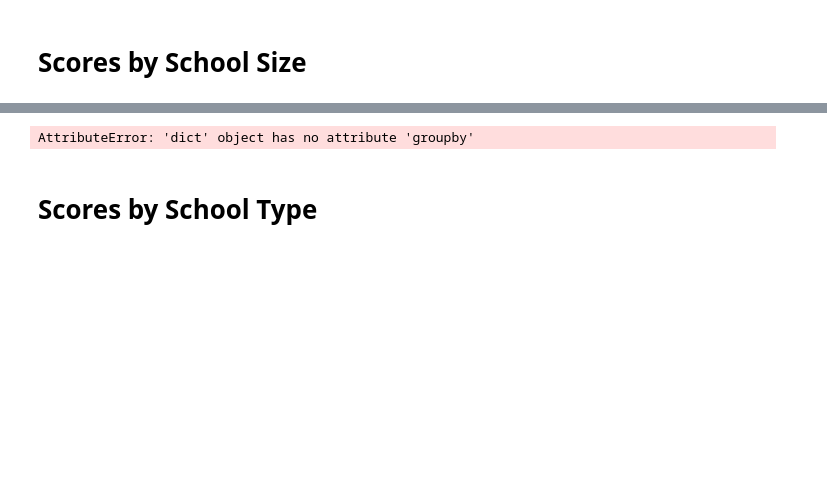
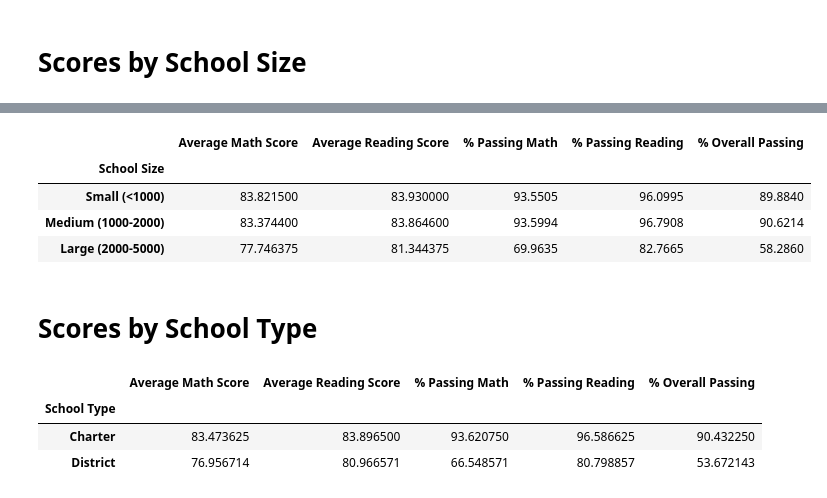
Before and after one commit to odwct/Pandas-Challenge, a Jupyter notebook: PyCitySchools/Analysis_PyCitySchools.ipynb, the cells around one changed output, grey strips where cells are left out. Drawn from its saved outputs; the diff is of its cells as text; code cells hidden in the pictures; blank space fills up the shorter version.

```diff
--- a/PyCitySchools/Analysis_PyCitySchools.ipynb
+++ b/PyCitySchools/Analysis_PyCitySchools.ipynb
@@ -164,24 +196,23 @@ passing_math_and_reading = school_data_combined[
 overall_passing_math_reading_by_school = round((school_data_combined[(school_data_combined["math_score"] >= 70) & (school_data_combined["reading_score"] >= 70)].groupby("school_name")["math_score"].count() / school_data_combined.groupby("school_name")["math_score"].count() * 100), 3)
 # %%
 # Create a DataFrame that summarizes key metrics about each school.
-per_school_summary = {"School Type": school_types,
-                      "Total Students": per_school_counts,
-                      "Total School Budget": per_school_budget,
-                      "Per Student Budget": per_school_capita,
-                      "Average Math Score": per_school_math,
-                      "Average Reading Score": per_school_reading,
-                      "% Passing Math": school_passing_math,
-                      "% Passing Reading": school_passing_reading,
-                      "% Overall Passing": overall_passing_math_reading_by_school}
-
-df_summary = pd.DataFrame(per_school_summary)
+per_school_summary = pd.DataFrame({
+    "School Type": school_types,
+    "Total Students": per_school_counts,
+    "Total School Budget": per_school_budget,
+    "Per Student Budget": per_school_capita,
+    "Average Math Score": per_school_math,
+    "Average Reading Score": per_school_reading,
+    "% Passing Math": school_passing_math,
+    "% Passing Reading": school_passing_reading,
+    "% Overall Passing": overall_passing_math_reading_by_school})
 
 # Formatting
-df_summary["Total School Budget"] = df_summary["Total School Budget"].map("{:,}".format)
-df_summary["Per Student Budget"] = df_summary["Per Student Budget"].map("${:,.2f}".format)
+per_school_summary["Total School Budget"] = per_school_summary["Total School Budget"].map("{:,}".format)
+per_school_summary["Per Student Budget"] = per_school_summary["Per Student Budget"].map("${:,.2f}".format)
 
 # Display the DataFrame
-df_summary
+per_school_summary
 # %% [output]
 |  | School Type | Total Students | Total School Budget | Per Student Budget | Average Math Score | ... |
 | school_name |  |  |  |  |  | ... |
@@ -408,19 +438,23 @@ size_reading_scores = per_school_summary.groupby(["School Size"]).mean()["Averag
 size_passing_math = per_school_summary.groupby(["School Size"]).mean()["% Passing Math"]
 size_passing_reading = per_school_summary.groupby(["School Size"]).mean()["% Passing Reading"]
 size_overall_passing = per_school_summary.groupby(["School Size"]).mean()["% Overall Passing"]
-# %% [output]
-AttributeError: 'dict' object has no attribute 'groupby'
 # %%
 # Create a DataFrame called size_summary that breaks down school performance based on school size (small, medium, or large).
-size_summary = {"Average Math Score": size_math_scores,
-                "Average Reading Score": size_reading_scores,
-                "% Passing Math": size_passing_math,
-                "% Passing Reading": size_passing_reading,
-                "% Overall Passing":size_overall_passing}
+size_summary = pd.DataFrame({
+    "Average Math Score": size_math_scores,
+    "Average Reading Score": size_reading_scores,
+    "% Passing Math": size_passing_math,
+    "% Passing Reading": size_passing_reading,
+    "% Overall Passing":size_overall_passing})
 
-size_summary_df = pd.DataFrame(size_summary)
 # Display results
-size_summary_df
+size_summary
+# %% [output]
+|  | Average Math Score | Average Reading Score | % Passing Math | % Passing Reading | % Overall Passing |
+| School Size |  |  |  |  |  |
+| Small (<1000) | 83.821500 | 83.930000 | 93.5505 | 96.0995 | 89.8840 |
+| Medium (1000-2000) | 83.374400 | 83.864600 | 93.5994 | 96.7908 | 90.6214 |
+| Large (2000-5000) | 77.746375 | 81.344375 | 69.9635 | 82.7665 | 58.2860 |
 # %% [markdown]
 # Scores by School Type
 # %%
@@ -443,6 +474,15 @@ average_percent_overall_passing_by_type = type_overall_passing["% Overall Passin
 # %%
 # Assemble the new data by type into a DataFrame called `type_summary`
-type_summary =
+type_summary = pd.DataFrame({"Average Math Score": average_math_score_by_type,
+                "Average Reading Score": average_reading_score_by_type,
+                "% Passing Math": average_percent_passing_math_by_type,
+                "% Passing Reading": average_percent_passing_reading_by_type,
+                "% Overall Passing": average_percent_overall_passing_by_type})
 
 # Display results
 type_summary
+# %% [output]
+|  | Average Math Score | Average Reading Score | % Passing Math | % Passing Reading | % Overall Passing |
+| School Type |  |  |  |  |  |
+| Charter | 83.473625 | 83.896500 | 93.620750 | 96.586625 | 90.432250 |
+| District | 76.956714 | 80.966571 | 66.548571 | 80.798857 | 53.672143 |
```
Also changed, not shown: parts of 11 cells of this notebook.
